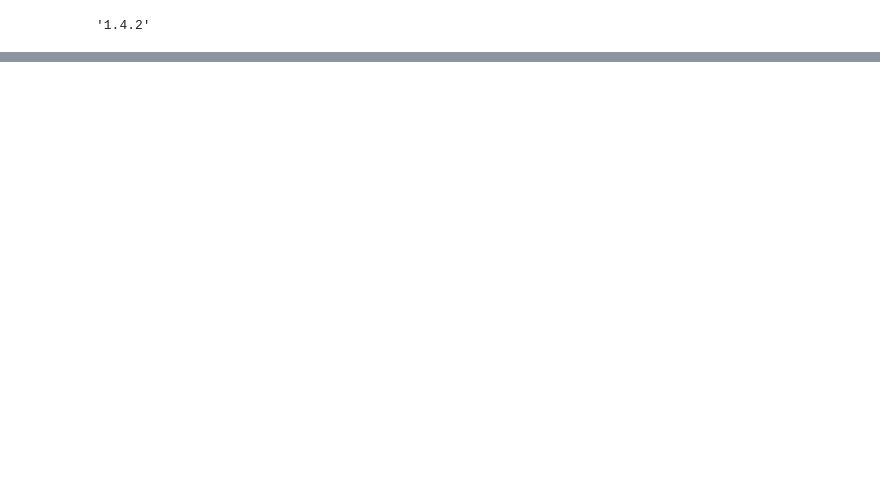
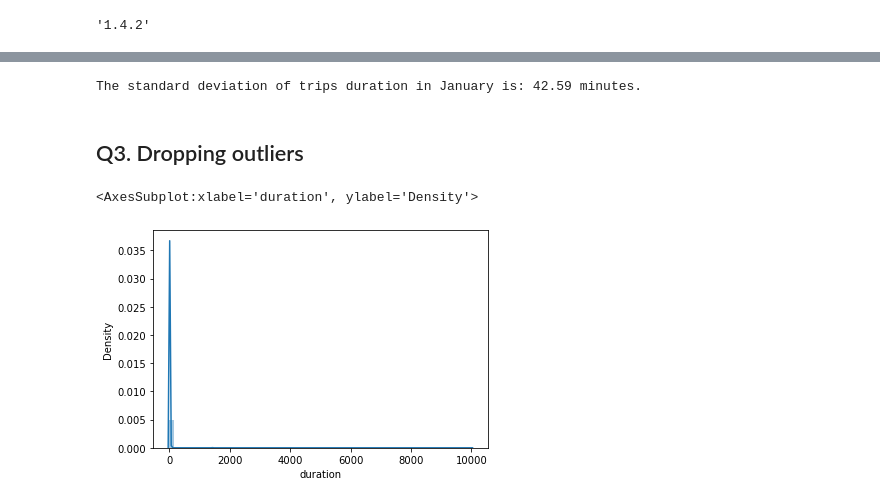
Before and after one commit to victornemenike/mlops-zoomcamp, a Jupyter notebook: 01-intro/homework.ipynb, the cells around one changed output, grey strips where cells are left out. Drawn from its saved outputs; the diff is of its cells as text; code cells hidden in the pictures; blank space fills up the shorter version.

```diff
--- a/01-intro/homework.ipynb
+++ b/01-intro/homework.ipynb
@@ -23,0 +53,3 @@ sklearn.__version__
+# %%
+df_jan['duration'] = df_jan['tpep_dropoff_datetime'] - df_jan['tpep_pickup_datetime']
+df_jan.head()
@@ -23,0 +63,3 @@ sklearn.__version__
+# %%
+# We convert duration to minutes
+df_jan['duration'] = df_jan.duration.apply(lambda d: d.total_seconds()/60)
@@ -23,0 +75,12 @@ sklearn.__version__
+# %%
+duration_std = df_jan['duration'].std()
+print(f'The standard deviation of trips duration in January is: {duration_std:.2f} minutes.')
+# %% [output]
+The standard deviation of trips duration in January is: 42.59 minutes.
+# %% [markdown]
+## Q3. Dropping outliers
+# %%
+sns.distplot(df_jan['duration'])
+# %% [output]
+<AxesSubplot:xlabel='duration', ylabel='Density'>
+[figure, added]
```
Also changed, not shown: parts of 25 cells of this notebook.
